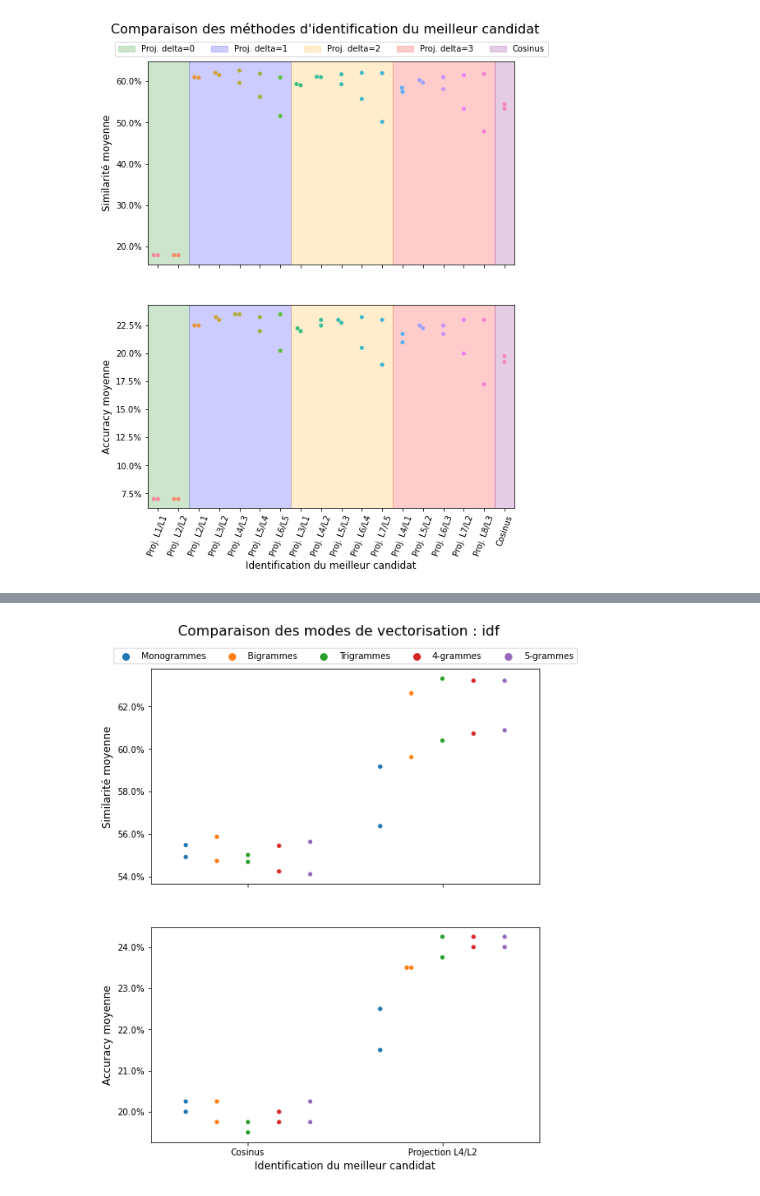
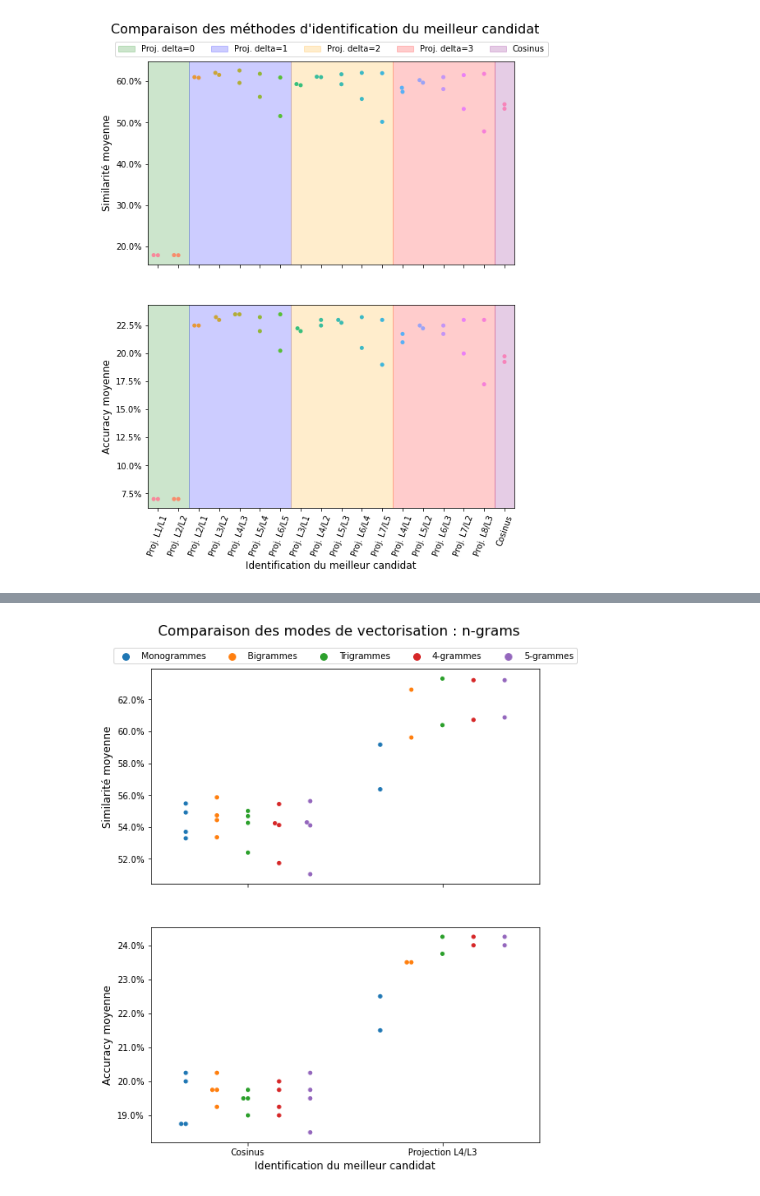
Before and after one commit to UltraDiuve/PIM-Recognizer, a Jupyter notebook: report/notebooks/model_tuning.ipynb, the cells around one changed output, grey strips where cells are left out. Cells and saved outputs as stored; diff of their text form; code cells hidden in the pictures.

```diff
--- a/report/notebooks/model_tuning.ipynb
+++ b/report/notebooks/model_tuning.ipynb
@@ -675,6 +675,7 @@ process_pipe.set_params(**{'Splitter__splitter_func': splitter_funcs[2],
 kwargs_to_prod = prod_params({'stop_words': {'with stopwords removal' : stop_words},
                               'ngram_range': {'no_ngram': (1, 1)},
                               'binary': {'counts': False, 'binary flag': True},
+                              'use_idf': {'without_idf': False, 'with_idf': True},
                               'strip_accents': {'remove accents': 'unicode'},
                              })
 
@@ -1272,7 +1273,7 @@ fig, axs = plt.subplots(nrows= 2, figsize=(8,10), sharex=True)
 feats = ['mean_test_similarity', 'mean_test_accuracy']
 
 parms = {'data': result_df.loc[(result_df['run'] == 7) &
-                               ((result_df['similarity'] == 'cosine') & result_df['use_idf'] |
+                               ((result_df['similarity'] == 'cosine') | # & result_df['use_idf'] |
                                 (result_df['similarity'] == 'projection') & ~result_df['use_idf'])
                               ],
          'x': 'similarity',
@@ -1287,33 +1288,33 @@ for i, feature in enumerate(feats):
                           ax=axs[i],
                          )
 
 #     sns.boxplot(**parms,
 #                 y=feature,
 #                 ax=axs[i],
 #                 color='white',
 #                 width=.6,
 #                 )
 
 #     axs[i].set_ylim(0,)
     axs[i].yaxis.set_major_formatter(mtick.PercentFormatter(xmax=1.))
     axs[i].get_legend().remove()
     axs[i].set_xlabel('')
 
 axs[1].set_xlabel('Identification du meilleur candidat', fontsize=12)
 axs[0].set_ylabel('Similarité moyenne', fontsize=12)
 axs[1].set_ylabel('Accuracy moyenne', fontsize=12)
-axs[1].set_xticklabels(['Cosinus', 'Projection L4/L2'])
+axs[1].set_xticklabels(['Cosinus', 'Projection L4/L3'])
 
 fig.legend(handles=axs[0].get_legend_handles_labels()[0][:],
            labels=['Monogrammes', 'Bigrammes', 'Trigrammes', '4-grammes', '5-grammes'],
            loc='center',
            ncol=5,
            bbox_to_anchor=(0, 1, 1, 0.12),
            bbox_transform=axs[0].transAxes,
           )
 
-fig.suptitle('Comparaison des modes de vectorisation : idf', fontsize=16, y=.95)
+fig.suptitle('Comparaison des modes de vectorisation : n-grams', fontsize=16, y=.95)
 
 fig.savefig(Path('..') / 'img' / 'tuning_ngrams.png', bbox_inches='tight')
 # %% [output]
-[figure, old version]
+[figure, new version]
```
Also changed, not shown: parts of 19 cells of this notebook, 3 other files.
